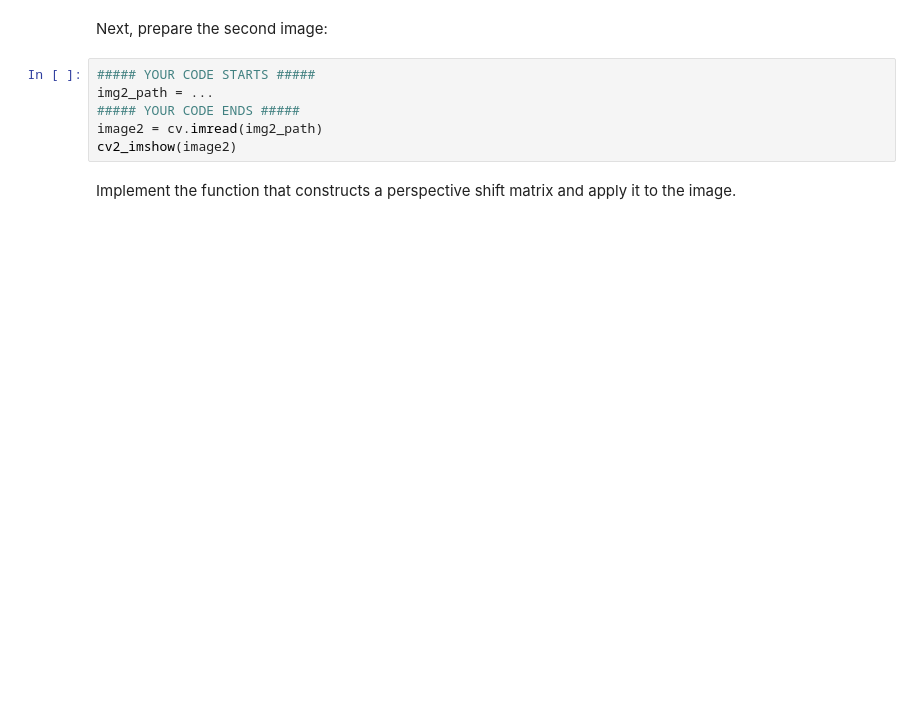
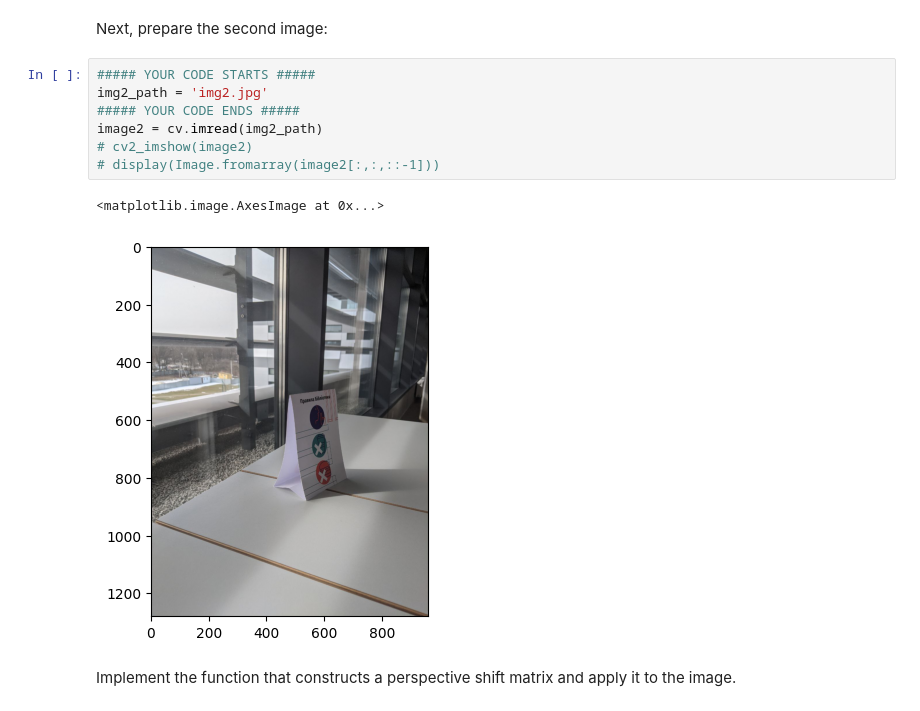
Before and after one commit to Siromanec/la-lab1-mutel_muzychuk_ivanov, a Jupyter notebook: Ivanov_Mutel_Muzychuk_LA_Lab_1.ipynb, the cells around one changed output. Drawn from its saved outputs; the diff is of its cells as text; blank space fills up the shorter version.

```diff
--- a/Ivanov_Mutel_Muzychuk_LA_Lab_1.ipynb
+++ b/Ivanov_Mutel_Muzychuk_LA_Lab_1.ipynb
@@ -541,10 +633,14 @@ First, start from explaining how the system was constructed.
 Next, prepare the second image:
 # %%
 ##### YOUR CODE STARTS #####
-img2_path = ...
+img2_path = 'img2.jpg'
 ##### YOUR CODE ENDS #####
 image2 = cv.imread(img2_path)
-cv2_imshow(image2)
+# cv2_imshow(image2)
+# display(Image.fromarray(image2[:,:,::-1]))
+# %% [output]
+<matplotlib.image.AxesImage at 0x...>
+[figure, added]
 # %% [markdown]
 Implement the function that constructs a perspective shift matrix and apply it to the image.
 # %%
```
Also changed, not shown: parts of 6 cells of this notebook.
